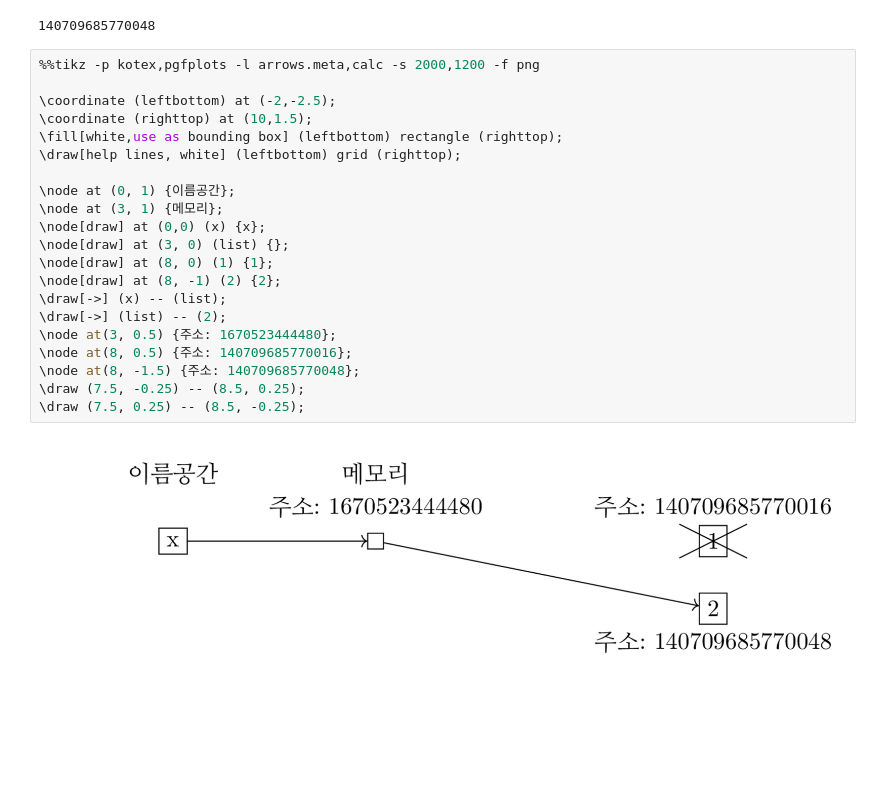
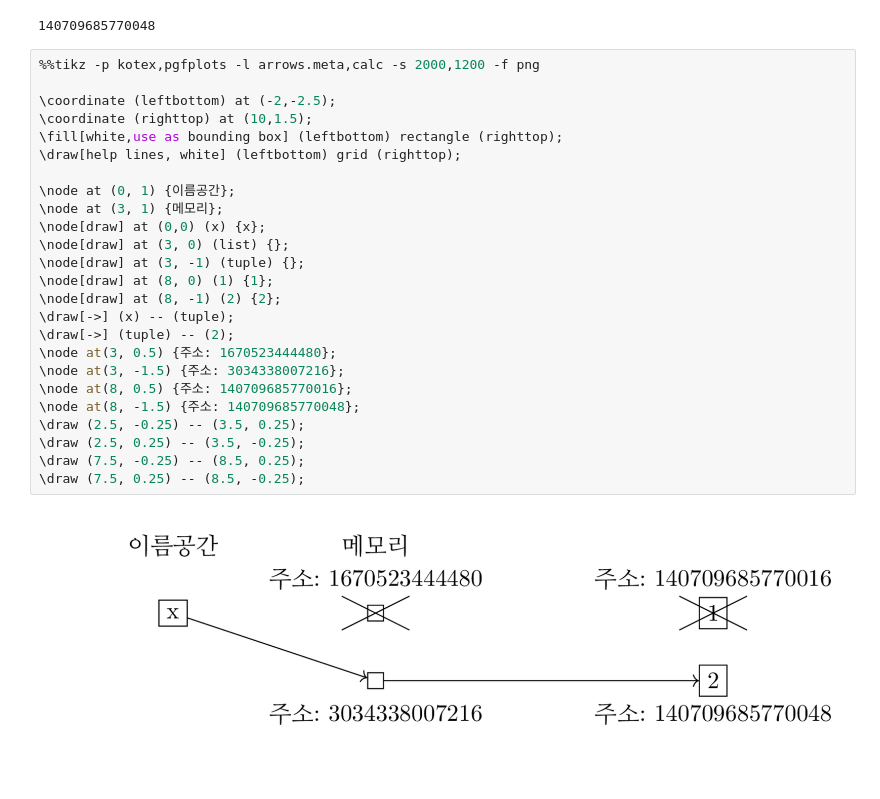
Before and after one commit to datascienceschool/book, a Jupyter notebook: _sources/01 python/02.14 파이썬의 자료형.ipynb, the cells around one changed output. Drawn from its saved outputs; the diff is of its cells as text; blank space fills up the shorter version.

```diff
--- a/_sources/01 python/02.14 파이썬의 자료형.ipynb
+++ b/_sources/01 python/02.14 파이썬의 자료형.ipynb
@@ -328,23 +328,27 @@ id(x[0])
 # %%
 %%tikz -p kotex,pgfplots -l arrows.meta,calc -s 2000,1200 -f png
 
 \coordinate (leftbottom) at (-2,-2.5);
 \coordinate (righttop) at (10,1.5);
 \fill[white,use as bounding box] (leftbottom) rectangle (righttop);
 \draw[help lines, white] (leftbottom) grid (righttop);
 
 \node at (0, 1) {이름공간};
 \node at (3, 1) {메모리};
 \node[draw] at (0,0) (x) {x};
 \node[draw] at (3, 0) (list) {};
+\node[draw] at (3, -1) (tuple) {};
 \node[draw] at (8, 0) (1) {1};
 \node[draw] at (8, -1) (2) {2};
-\draw[->] (x) -- (list);
-\draw[->] (list) -- (2);
+\draw[->] (x) -- (tuple);
+\draw[->] (tuple) -- (2);
 \node at(3, 0.5) {주소: 1670523444480};
+\node at(3, -1.5) {주소: 3034338007216};
 \node at(8, 0.5) {주소: 140709685770016};
 \node at(8, -1.5) {주소: 140709685770048};
+\draw (2.5, -0.25) -- (3.5, 0.25);
+\draw (2.5, 0.25) -- (3.5, -0.25);
 \draw (7.5, -0.25) -- (8.5, 0.25);
 \draw (7.5, 0.25) -- (8.5, -0.25);
 # %% [output]
-[figure, old version]
+[figure, new version]
```
Also changed, not shown: parts of 9 cells of this notebook, 7 other files.
